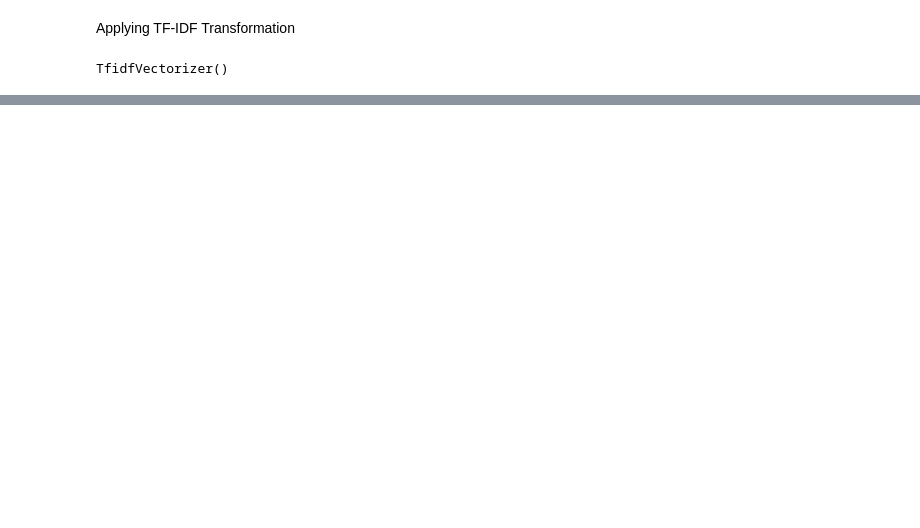
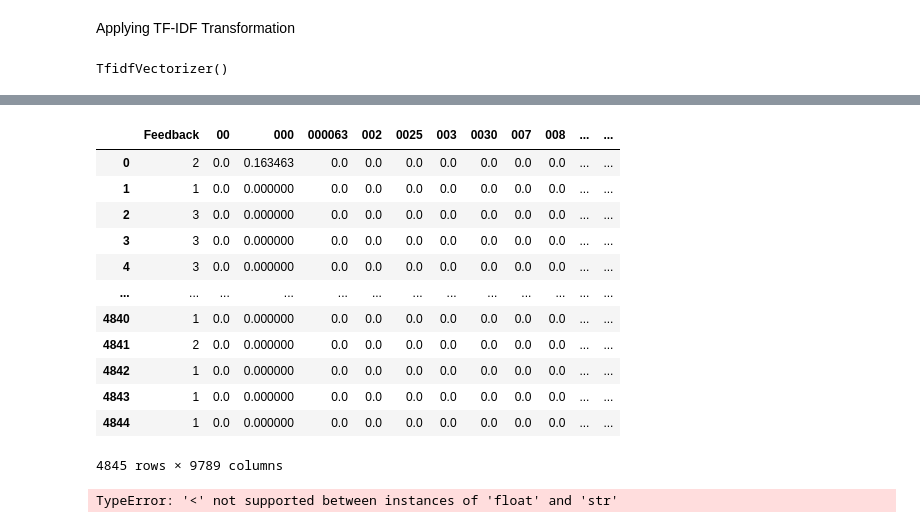
Before and after one commit to l-ordkp/Financial-sentiment-analysis-using-spacy, a Jupyter notebook: nlp.ipynb, the cells around one changed output, grey strips where cells are left out. Saved outputs shown, nothing was run; the diff lists cells and outputs as text; code cells hidden in the pictures; blank space fills up the shorter version.

Commit message:
Applied S.M.O.T.E for data analysis.

```diff
--- a/nlp.ipynb
+++ b/nlp.ipynb
@@ -60,10 +61,10 @@ nlp = spacy.load("en_core_web_sm")
 # %%
-def remove_stopwords(text):
+def remove_stopwords_and_punctuation(text):
     doc = nlp(text)
-    filtered_text = [token.text for token in doc if not token.is_stop]
+    filtered_text = [token.text for token in doc if not (token.is_stop or token.text in string.punctuation)]
     return ' '.join(filtered_text)
 # %%
-df['Text'] = df['Text'].apply(remove_stopwords)
+df['Text'] = df['Text'].apply(remove_stopwords_and_punctuation)
 # %%
 print(df)
 # %% [output]
@@ -94,0 +117,5 @@ tfidf_matrix = tfidf_vectorizer.transform(df['Text'])
+# %%
+tfidf_df = pd.DataFrame(tfidf_matrix.toarray(), columns=tfidf_vectorizer.get_feature_names_out())
+
+# Concatenate the original DataFrame with the TF-IDF DataFrame
+df = pd.concat([df, tfidf_df], axis=1)
@@ -94,0 +144,16 @@ tfidf_matrix = tfidf_vectorizer.transform(df['Text'])
+# %%
+df.drop('Text', axis=1)
+# %% [output]
+|  | Feedback | 00 | 000 | 000063 | 002 | 0025 | 003 | 0030 | 007 | 008 | ... | ... |
+| 0 | 2 | 0.0 | 0.163463 | 0.0 | 0.0 | 0.0 | 0.0 | 0.0 | 0.0 | 0.0 | ... | ... |
+| 1 | 1 | 0.0 | 0.000000 | 0.0 | 0.0 | 0.0 | 0.0 | 0.0 | 0.0 | 0.0 | ... | ... |
+| 2 | 3 | 0.0 | 0.000000 | 0.0 | 0.0 | 0.0 | 0.0 | 0.0 | 0.0 | 0.0 | ... | ... |
+| 3 | 3 | 0.0 | 0.000000 | 0.0 | 0.0 | 0.0 | 0.0 | 0.0 | 0.0 | 0.0 | ... | ... |
+| 4 | 3 | 0.0 | 0.000000 | 0.0 | 0.0 | 0.0 | 0.0 | 0.0 | 0.0 | 0.0 | ... | ... |
+| ... | ... | ... | ... | ... | ... | ... | ... | ... | ... | ... | ... | ... |
+| 4840 | 1 | 0.0 | 0.000000 | 0.0 | 0.0 | 0.0 | 0.0 | 0.0 | 0.0 | 0.0 | ... | ... |
+| 4841 | 2 | 0.0 | 0.000000 | 0.0 | 0.0 | 0.0 | 0.0 | 0.0 | 0.0 | 0.0 | ... | ... |
+| 4842 | 1 | 0.0 | 0.000000 | 0.0 | 0.0 | 0.0 | 0.0 | 0.0 | 0.0 | 0.0 | ... | ... |
+| 4843 | 1 | 0.0 | 0.000000 | 0.0 | 0.0 | 0.0 | 0.0 | 0.0 | 0.0 | 0.0 | ... | ... |
+| 4844 | 1 | 0.0 | 0.000000 | 0.0 | 0.0 | 0.0 | 0.0 | 0.0 | 0.0 | 0.0 | ... | ... |
+4845 rows × 9789 columns
@@ -94,0 +168,5 @@ tfidf_matrix = tfidf_vectorizer.transform(df['Text'])
+# %%
+smote = SMOTE(sampling_strategy='minority')
+neutsm, negsm = smote.fit_resample(neut, nege)
+# %% [output]
+TypeError: '<' not supported between instances of 'float' and 'str'
```
Also changed, not shown: parts of 10 cells of this notebook.
